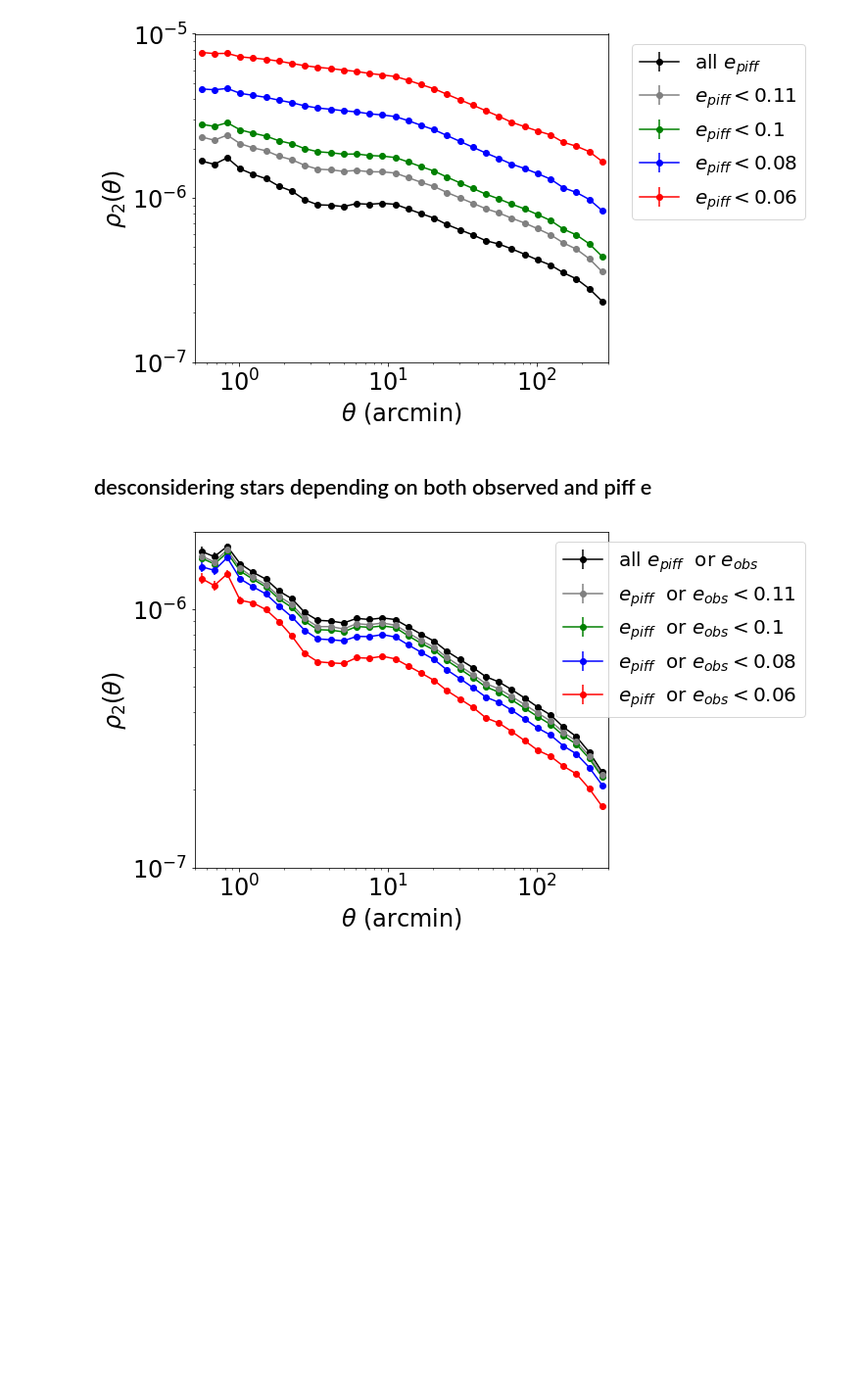
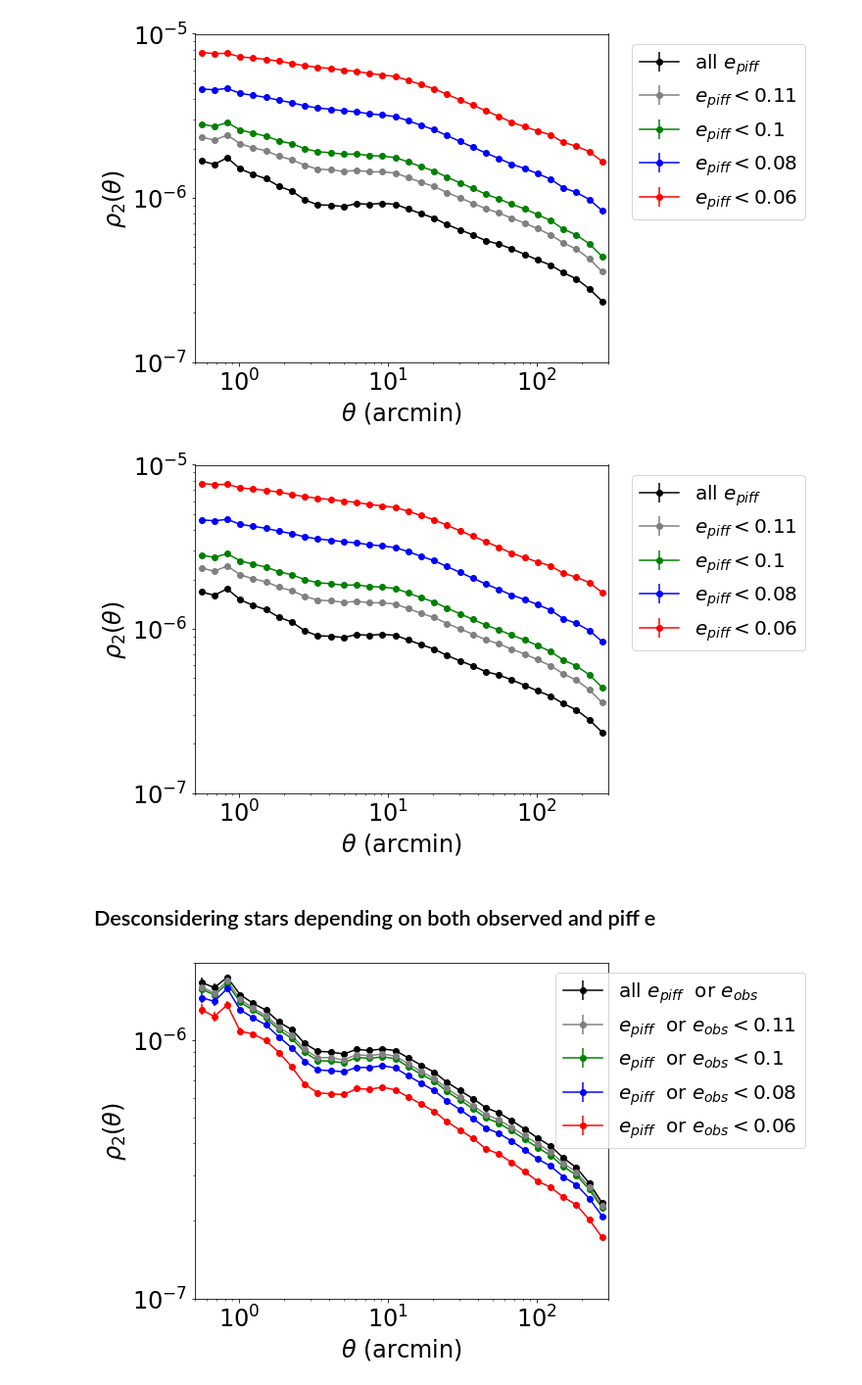
Before and after one commit to andalenavals/notebooks, a Jupyter notebook: y3a1-v29tests/y3a1-v29TESTS.ipynb, the cells around one changed output. Shown at 98% size. Cells and saved outputs as stored; diff of their text form; code cells hidden in the pictures; blank space fills up the shorter version.

```diff
--- a/y3a1-v29tests/y3a1-v29TESTS.ipynb
+++ b/y3a1-v29tests/y3a1-v29TESTS.ipynb
@@ -491,8 +506,12 @@ plt.tight_layout()
 #plt.savefig('rho2p_y3a1-v29_neglecting_stars.pdf', dpi=150)
 # %% [output]
 [figure]
+# %%
+display(fig)
+# %% [output]
+[figure, added]
 # %% [markdown]
-## desconsidering stars depending on both observed and piff e
+## Desconsidering stars depending on both observed and piff e
 # %%
 meanr,rho2p, sig_rho2, sqrtn= readrho2fromjson("json/test4/allzones_rho_all_irz.json")
 meanr_1,rho2p_1, sig_rho2_1, sqrtn_1 = readrho2fromjson("json/test4/allzones_eorep0.1_rho_all_irz.json")
```
Also changed, not shown: parts of 20 cells of this notebook, 3 other files.
